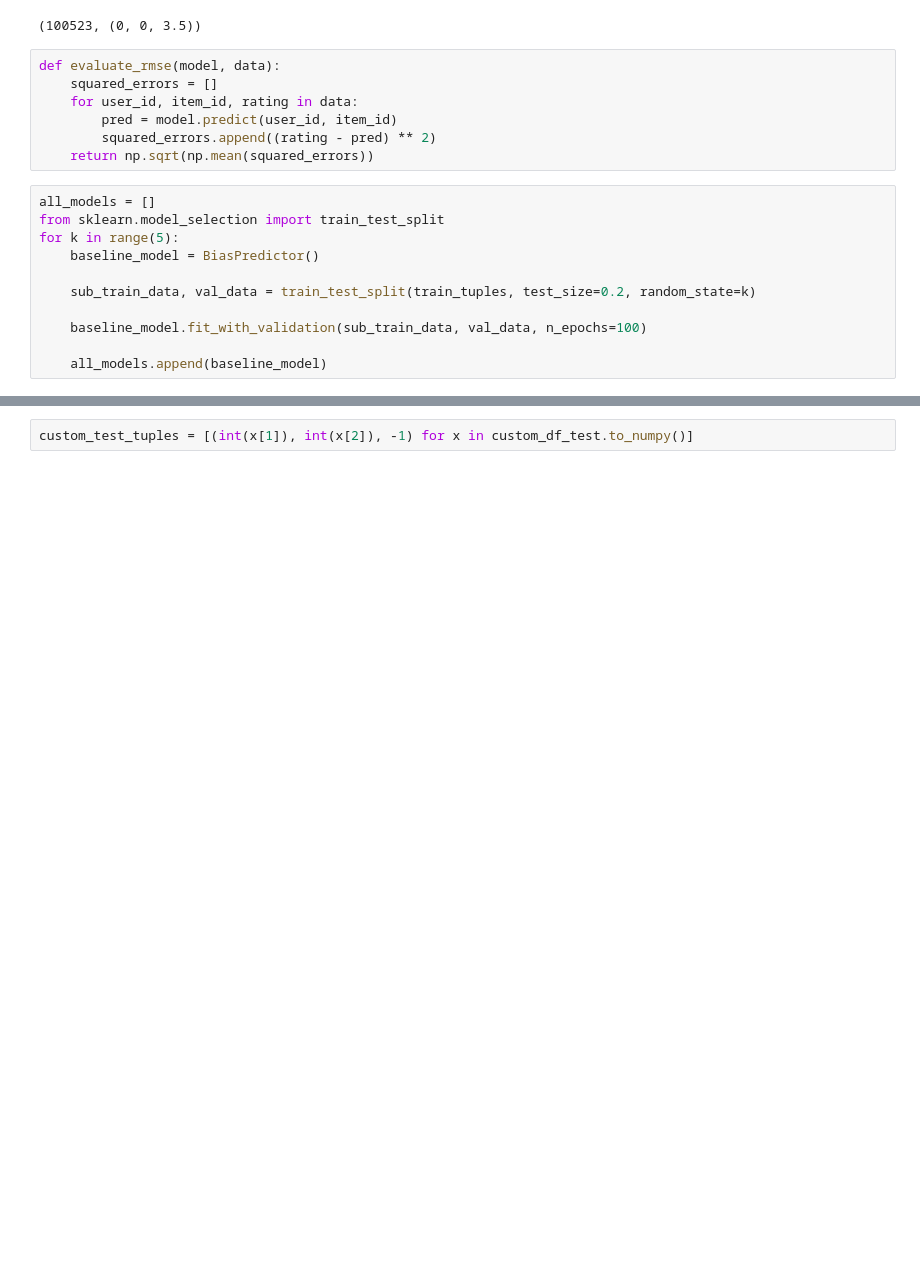
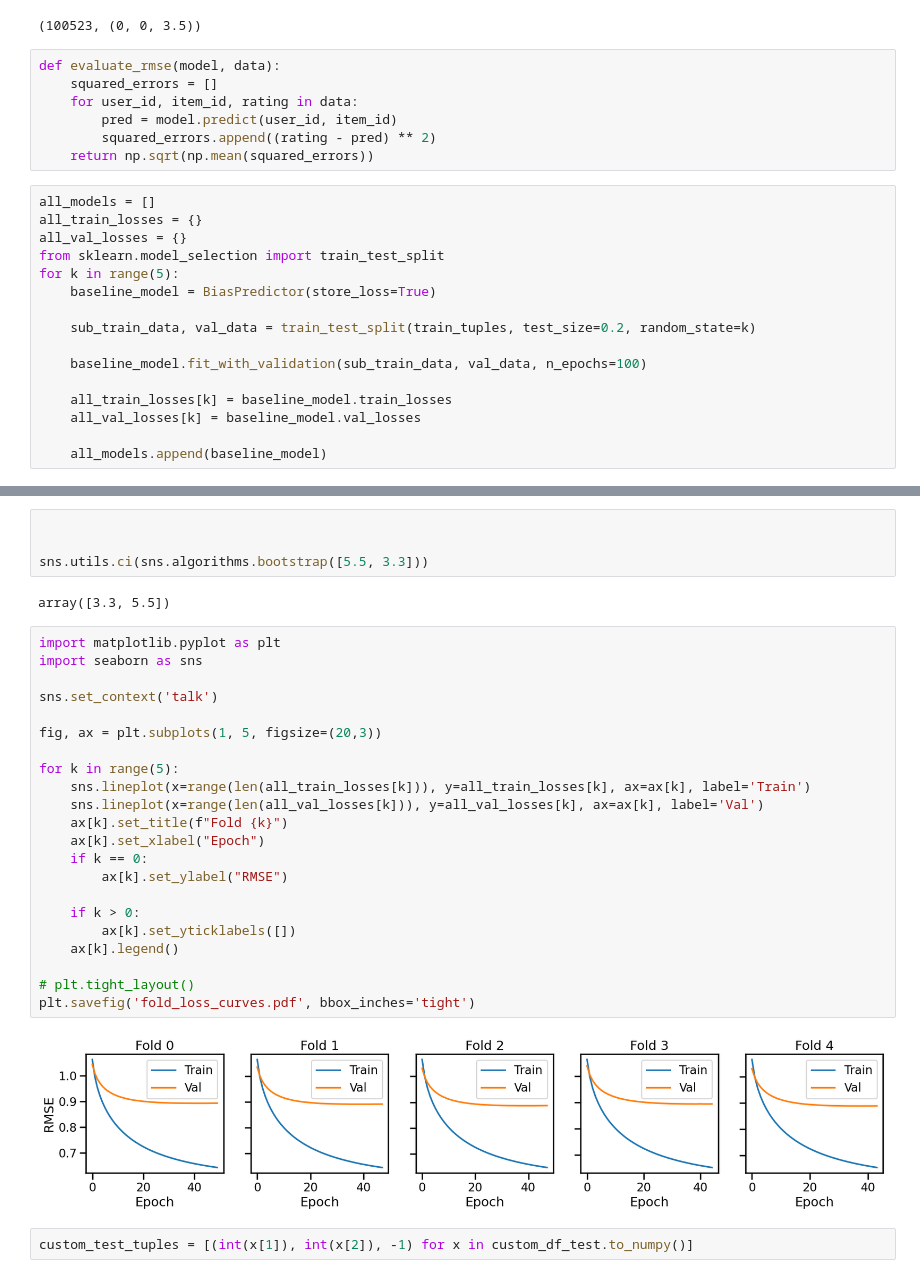
Before and after one commit to jeanneallc/DIS-project2, a Jupyter notebook: recommender.ipynb, the cells around one changed output, grey strips where cells are left out. Cells and saved outputs as stored; diff of their text form; blank space fills up the shorter version.

Commit message:
Added loss curves

```diff
--- a/recommender.ipynb
+++ b/recommender.ipynb
@@ -145,14 +164,19 @@ def evaluate_rmse(model, data):
     return np.sqrt(np.mean(squared_errors))
 # %%
 all_models = []
+all_train_losses = {}
+all_val_losses = {}
 from sklearn.model_selection import train_test_split
 for k in range(5):
-    baseline_model = BiasPredictor()
+    baseline_model = BiasPredictor(store_loss=True)
 
     sub_train_data, val_data = train_test_split(train_tuples, test_size=0.2, random_state=k)
 
     baseline_model.fit_with_validation(sub_train_data, val_data, n_epochs=100)
 
+    all_train_losses[k] = baseline_model.train_losses
+    all_val_losses[k] = baseline_model.val_losses
+
     all_models.append(baseline_model)
 # %% [output]
 Epoch 1, Train RMSE: 1.062 Valid RMSE: 1.043 (Best: 1.043) Counter: 0
@@ -175,3 +199,33 @@ Breaking at epoch 45
+# %%
+
+
+sns.utils.ci(sns.algorithms.bootstrap([5.5, 3.3]))
+# %% [output]
+array([3.3, 5.5])
+# %%
+import matplotlib.pyplot as plt
+import seaborn as sns
+
+sns.set_context('talk')
+
+fig, ax = plt.subplots(1, 5, figsize=(20,3))
+
+for k in range(5):
+    sns.lineplot(x=range(len(all_train_losses[k])), y=all_train_losses[k], ax=ax[k], label='Train')
+    sns.lineplot(x=range(len(all_val_losses[k])), y=all_val_losses[k], ax=ax[k], label='Val')
+    ax[k].set_title(f"Fold {k}")
+    ax[k].set_xlabel("Epoch")
+    if k == 0:
+        ax[k].set_ylabel("RMSE")
+
+    if k > 0:
+        ax[k].set_yticklabels([])
+    ax[k].legend()
+
+# plt.tight_layout()
+plt.savefig('fold_loss_curves.pdf', bbox_inches='tight')
+# %% [output]
+[figure, added]
 # %%
 custom_test_tuples = [(int(x[1]), int(x[2]), -1) for x in custom_df_test.to_numpy()]
 # %%
```
Also changed, not shown: parts of 4 cells of this notebook, 2 other files.
